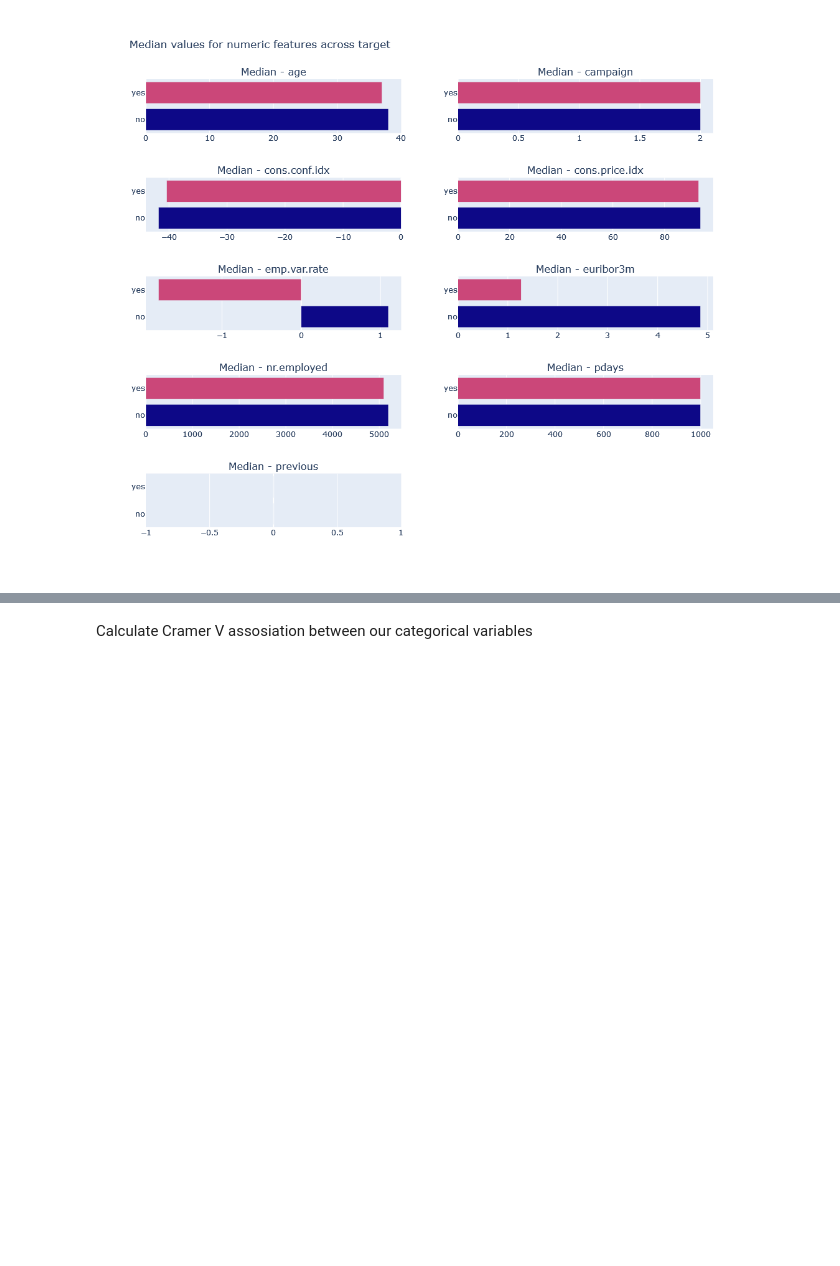
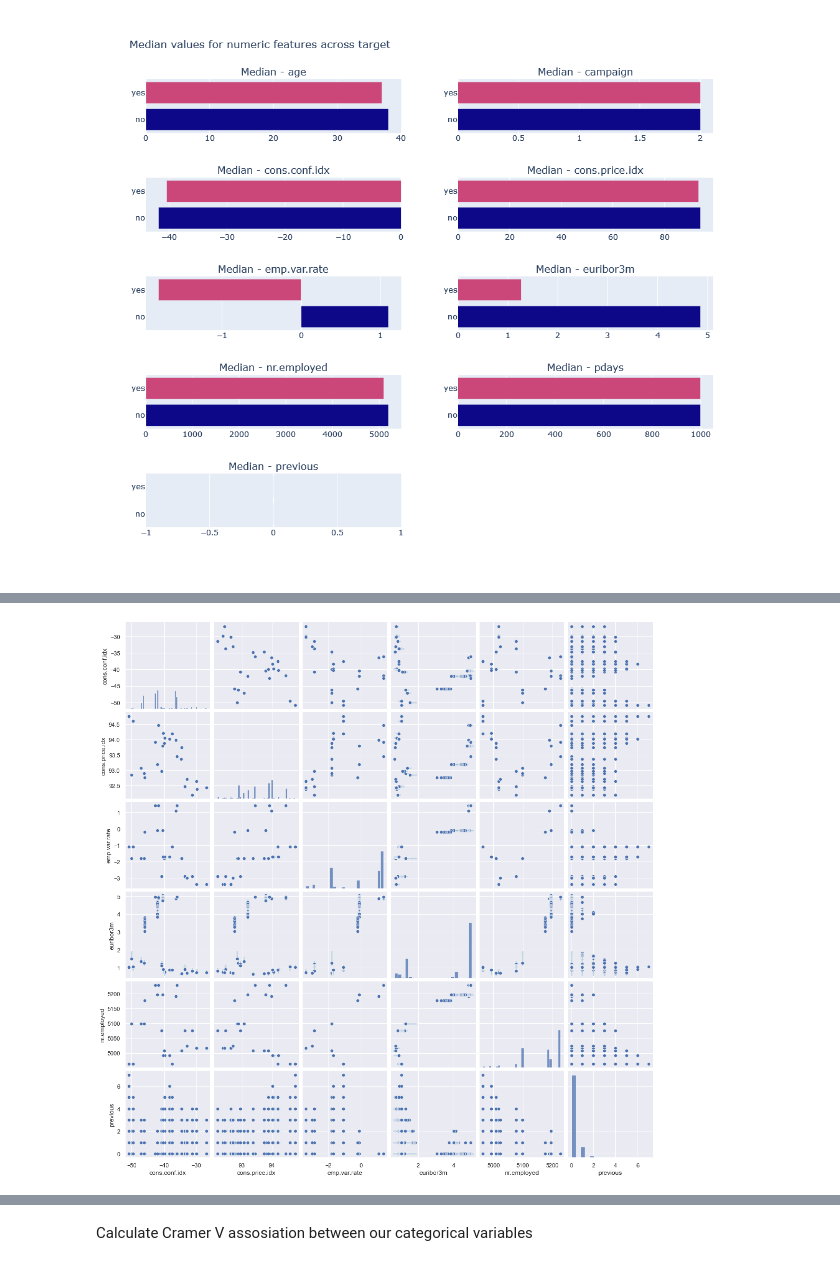
Before and after one commit to sivikt/dstrials, a Jupyter notebook: DSMP#1/2_eda/homework.ipynb, the cells around one changed output, grey strips where cells are left out. Saved outputs shown, nothing was run; the diff lists cells and outputs as text; code cells hidden in the pictures; blank space fills up the shorter version.

```diff
--- a/DSMP#1/2_eda/homework.ipynb
+++ b/DSMP#1/2_eda/homework.ipynb
@@ -381,4 +385,10 @@ sns.heatmap(data[numeric_consider_features].corr(method='pearson'), annot=True)
 [figure]
+# %%
+sns.set()
+sns.pairplot(data[['cons.conf.idx', 'cons.price.idx', 'emp.var.rate', 'euribor3m', 'nr.employed', 'previous']], height=2.5)
+plt.show()
+# %% [output]
+[figure, added]
 # %%
 """
 The Spearman rank correlation test does not carry any assumptions about the distribution of
```
Also changed, not shown: parts of 20 cells of this notebook, 1 other file.
